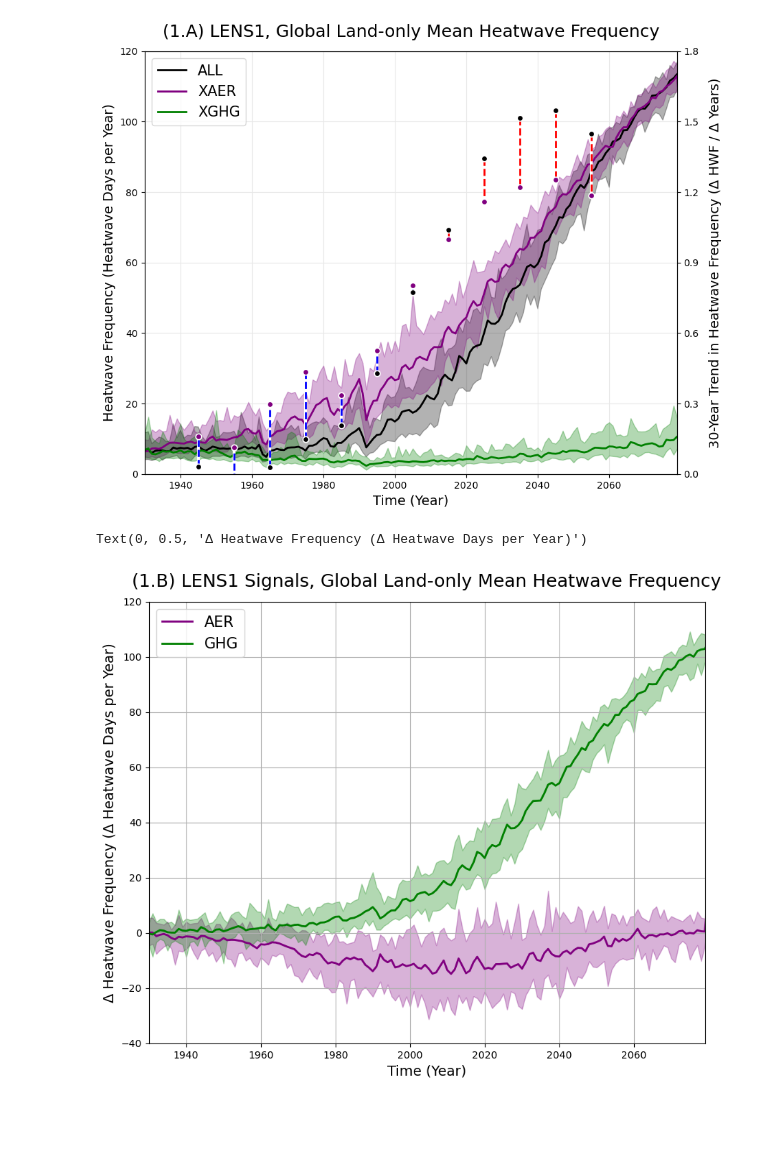
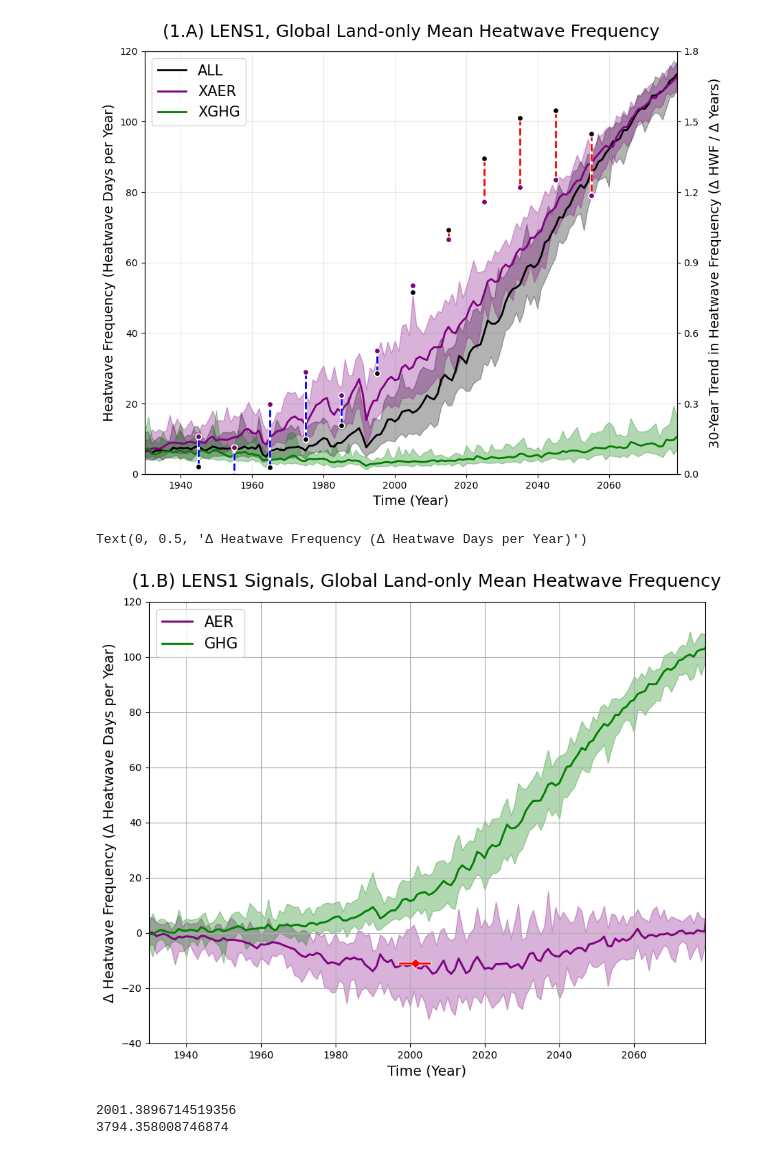
Before and after one commit to AgentOxygen/aerosol-heatwaves, a Jupyter notebook: notebooks/Figure1.ipynb, the cells around one changed output. Drawn from its saved outputs; the diff is of its cells as text; code cells hidden in the pictures; blank space fills up the shorter version.

Commit message:
Added more plot details

```diff
--- a/notebooks/Figure1.ipynb
+++ b/notebooks/Figure1.ipynb
@@ -45,3 +56,16 @@ hw_mn_all_ts = hw_mn_all.sel(percentile=0.9).where(land_mask > 0).weighted(np.co
 hw_mn_xaer_ts = hw_mn_xaer.sel(percentile=0.9).where(land_mask > 0).weighted(np.cos(np.deg2rad(hw_mn_xaer.lat))).mean(dim=["lat", "lon"]).compute()
 hw_mn_xghg_ts = hw_mn_xghg.sel(percentile=0.9).where(land_mask > 0).weighted(np.cos(np.deg2rad(hw_mn_xghg.lat))).mean(dim=["lat", "lon"]).compute()
 hw_mn_merra_ts = hw_mn_merra.sel(percentile=0.9).where(land_mask > 0).weighted(np.cos(np.deg2rad(hw_mn_merra.lat))).mean(dim=["lat", "lon"]).compute()
+# %%
+regression_centers = np.arange(1945, 2065, 1)
+slope_diffs = np.zeros(regression_centers.size)
+
+for index, center in enumerate(regression_centers):
+    hw_mn_all_ts_slice = hw_mn_all_ts["HWF"].sel(year=slice(center-15, center+14)).mean(dim="member")
+    hw_mn_xaer_ts_slice = hw_mn_xaer_ts["HWF"].sel(year=slice(center-15, center+14)).mean(dim="member")
+
+    all_slope = np.polyfit(hw_mn_all_ts_slice.year.values, hw_mn_all_ts_slice.values, 1)[0]
+    xaer_slope = np.polyfit(hw_mn_xaer_ts_slice.year.values, hw_mn_xaer_ts_slice.values, 1)[0]
+
+    slope_diffs[index] = all_slope - xaer_slope
+slope_diffs
@@ -121,24 +163,55 @@ f.show()
 # %%
 f, ax1 = plt.subplots(1, 1, figsize=(10, 8), facecolor='w')
 
 hw_mn_aer_ts = hw_mn_all_ts["HWF"] - hw_mn_xaer_ts["HWF"]
 hw_mn_ghg_ts = hw_mn_all_ts["HWF"] - hw_mn_xghg_ts["HWF"]
 
 hw_mn_aer_ts.mean(dim="member").plot(ax=ax1, color=xaer_color, linewidth=2, label="AER")
 hw_mn_ghg_ts.mean(dim="member").plot(ax=ax1, color=xghg_color, linewidth=2, label="GHG")
 
 a = 0.3
 ax1.fill_between(hw_mn_aer_ts.year.values, hw_mn_aer_ts.min(dim="member"), hw_mn_aer_ts.max("member"), alpha=a, color=xaer_color)
 ax1.fill_between(hw_mn_aer_ts.year.values, hw_mn_ghg_ts.min(dim="member"), hw_mn_ghg_ts.max("member"), alpha=a, color=xghg_color)
 
+slope_dist = []
+for index in range(20):
+    a, b, c = np.polyfit(hw_mn_aer_ts.year.values, hw_mn_aer_ts.sel(member=index).values, 2)
+    aer_min = -b / (2*a)
+    slope_dist.append(aer_min)
+
+y = -11
+ax1.scatter(np.mean(slope_dist), y, color="White", marker="D", s=45, zorder=2)
+ax1.scatter(np.mean(slope_dist), y, color="Red", marker="D", s=30, zorder=3)
+ax1.plot([np.min(slope_dist), np.max(slope_dist)], [y, y], color="White", linewidth=3.5, zorder=2)
+ax1.plot([np.min(slope_dist), np.max(slope_dist)], [y, y], color="Red", linewidth=2, zorder=3)
 
 ax1.grid(zorder=-10)
 ax1.legend(fontsize=15)
 ax1.set_xlim(1930, 2079)
 ax1.set_ylim(-40, 120)
 ax1.set_title("(1.B) LENS1 Signals, Global Land-only Mean Heatwave Frequency", fontsize=18, pad=15)
 ax1.set_xlabel("Time (Year)", fontsize=14)
 ax1.set_ylabel("Δ Heatwave Frequency (Δ Heatwave Days per Year)", fontsize=14)
 # %% [output]
 Text(0, 0.5, 'Δ Heatwave Frequency (Δ Heatwave Days per Year)')
-[figure, old version]
+[figure, new version]
+# %%
+hw_mn_aer_ts = hw_mn_all_ts["HWF"] - hw_mn_xaer_ts["HWF"]
+hw_mn_ghg_ts = hw_mn_all_ts["HWF"] - hw_mn_xghg_ts["HWF"]
+
+a, b, c = np.polyfit(np.tile(hw_mn_aer_ts.year.values, 20), hw_mn_aer_ts.values.flatten(), 2)
+aer_min = -b / (2*a)
+print(f"{aer_min}")
+# a, b, c, d = np.polyfit(np.tile(hw_mn_ghg_ts.year.values, 20), hw_mn_ghg_ts.values.flatten(), 3)
+# ghg_min = -b / (3*a)
+# print(f"{ghg_min}")
+
+slope_dist = []
+for index in range(20):
+    a, b, c, d = np.polyfit(hw_mn_ghg_ts.year.values, hw_mn_ghg_ts.sel(member=index).values, 3)
+    aer_min = -b / (3*a)
+    slope_dist.append(aer_min)
+print(np.mean(slope_dist))
+# %% [output]
+2001.3896714519356
+3794.358008746874
```
Also changed, not shown: parts of 4 cells of this notebook, 5 other files.
